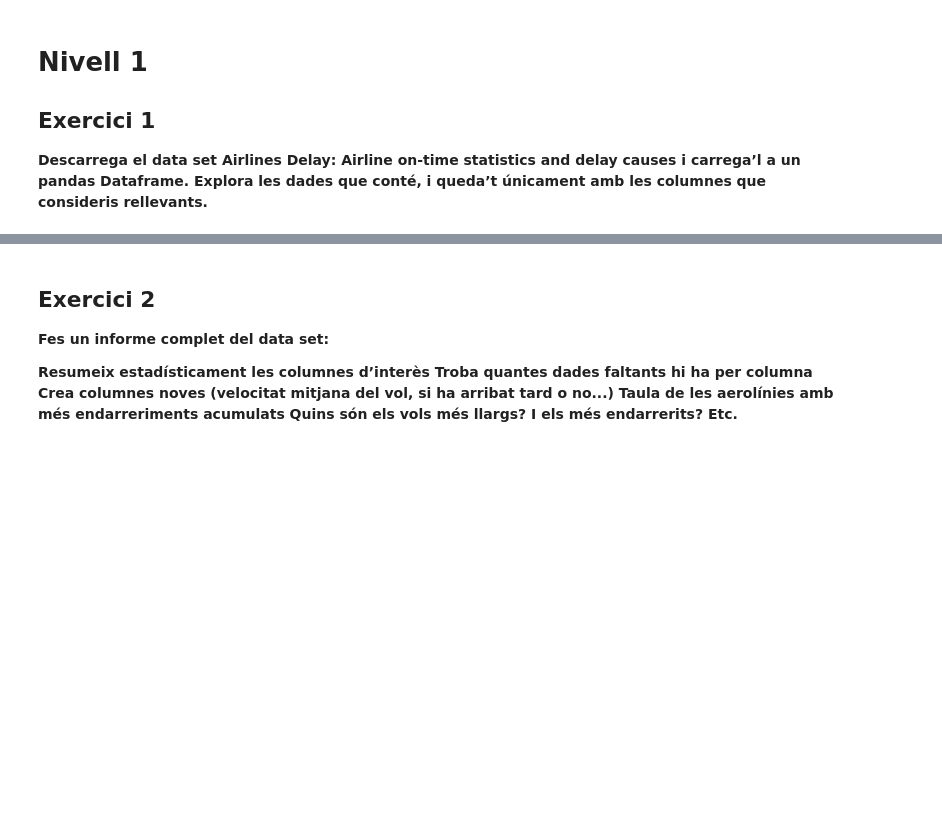
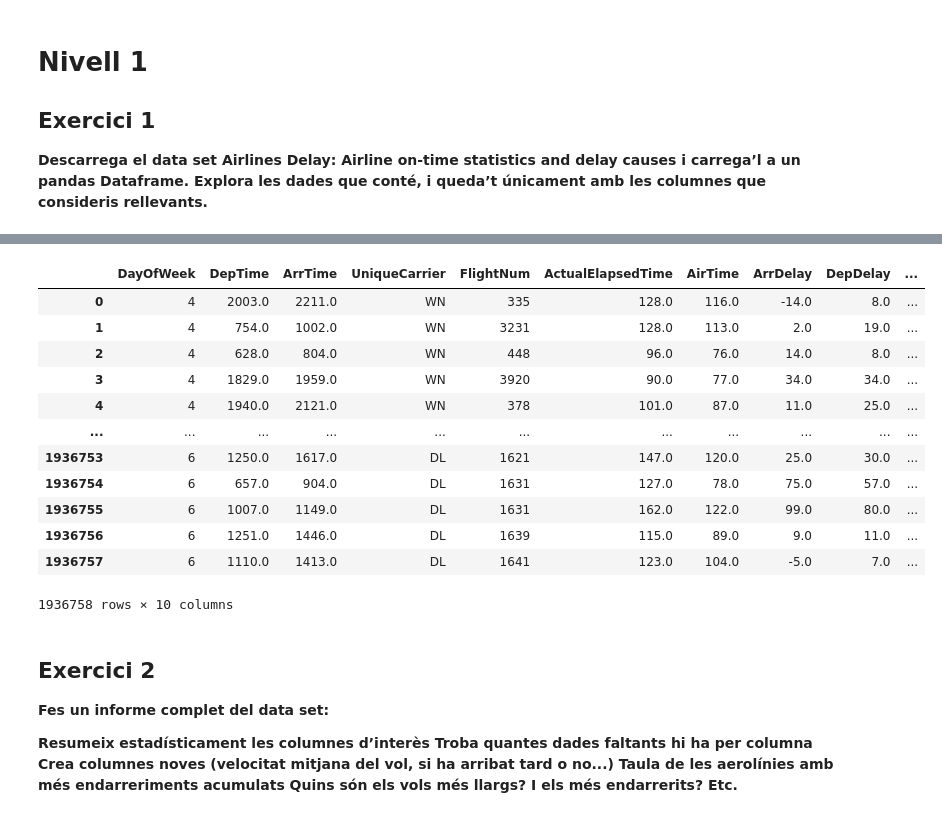
Before and after one commit to Dapina28/estructures_Dataframe, a Jupyter notebook: S02 T05 Exploració de les dades.ipynb, the cells around one changed output, grey strips where cells are left out. Drawn from its saved outputs; the diff is of its cells as text; code cells hidden in the pictures; blank space fills up the shorter version.

```diff
--- a/S02 T05 Exploració de les dades.ipynb
+++ b/S02 T05 Exploració de les dades.ipynb
@@ -16,3 +35,21 @@ KeyError: 'None of [0] are in the columns'
+# %%
+#Eliminem les columnes que no utilitzarem
+df = df.drop(['Unnamed: 0','Year', 'Month', 'DayofMonth','Cancelled', 'CancellationCode', 'Diverted','CRSDepTime','CRSArrTime','TailNum','CRSElapsedTime','Origin','Dest','TaxiIn','TaxiOut','NASDelay', 'SecurityDelay','CarrierDelay','WeatherDelay','LateAircraftDelay'], axis = 1)
+df
+# %% [output]
+|  | DayOfWeek | DepTime | ArrTime | UniqueCarrier | FlightNum | ActualElapsedTime | AirTime | ArrDelay | DepDelay | ... |
+| 0 | 4 | 2003.0 | 2211.0 | WN | 335 | 128.0 | 116.0 | -14.0 | 8.0 | ... |
+| 1 | 4 | 754.0 | 1002.0 | WN | 3231 | 128.0 | 113.0 | 2.0 | 19.0 | ... |
+| 2 | 4 | 628.0 | 804.0 | WN | 448 | 96.0 | 76.0 | 14.0 | 8.0 | ... |
+| 3 | 4 | 1829.0 | 1959.0 | WN | 3920 | 90.0 | 77.0 | 34.0 | 34.0 | ... |
+| 4 | 4 | 1940.0 | 2121.0 | WN | 378 | 101.0 | 87.0 | 11.0 | 25.0 | ... |
+| ... | ... | ... | ... | ... | ... | ... | ... | ... | ... | ... |
+| 1936753 | 6 | 1250.0 | 1617.0 | DL | 1621 | 147.0 | 120.0 | 25.0 | 30.0 | ... |
+| 1936754 | 6 | 657.0 | 904.0 | DL | 1631 | 127.0 | 78.0 | 75.0 | 57.0 | ... |
+| 1936755 | 6 | 1007.0 | 1149.0 | DL | 1631 | 162.0 | 122.0 | 99.0 | 80.0 | ... |
+| 1936756 | 6 | 1251.0 | 1446.0 | DL | 1639 | 115.0 | 89.0 | 9.0 | 11.0 | ... |
+| 1936757 | 6 | 1110.0 | 1413.0 | DL | 1641 | 123.0 | 104.0 | -5.0 | 7.0 | ... |
+1936758 rows × 10 columns
 # %% [markdown]
 ## Exercici 2
 **Fes un informe complet del data set:**
```
Also changed, not shown: parts of 12 cells of this notebook.
